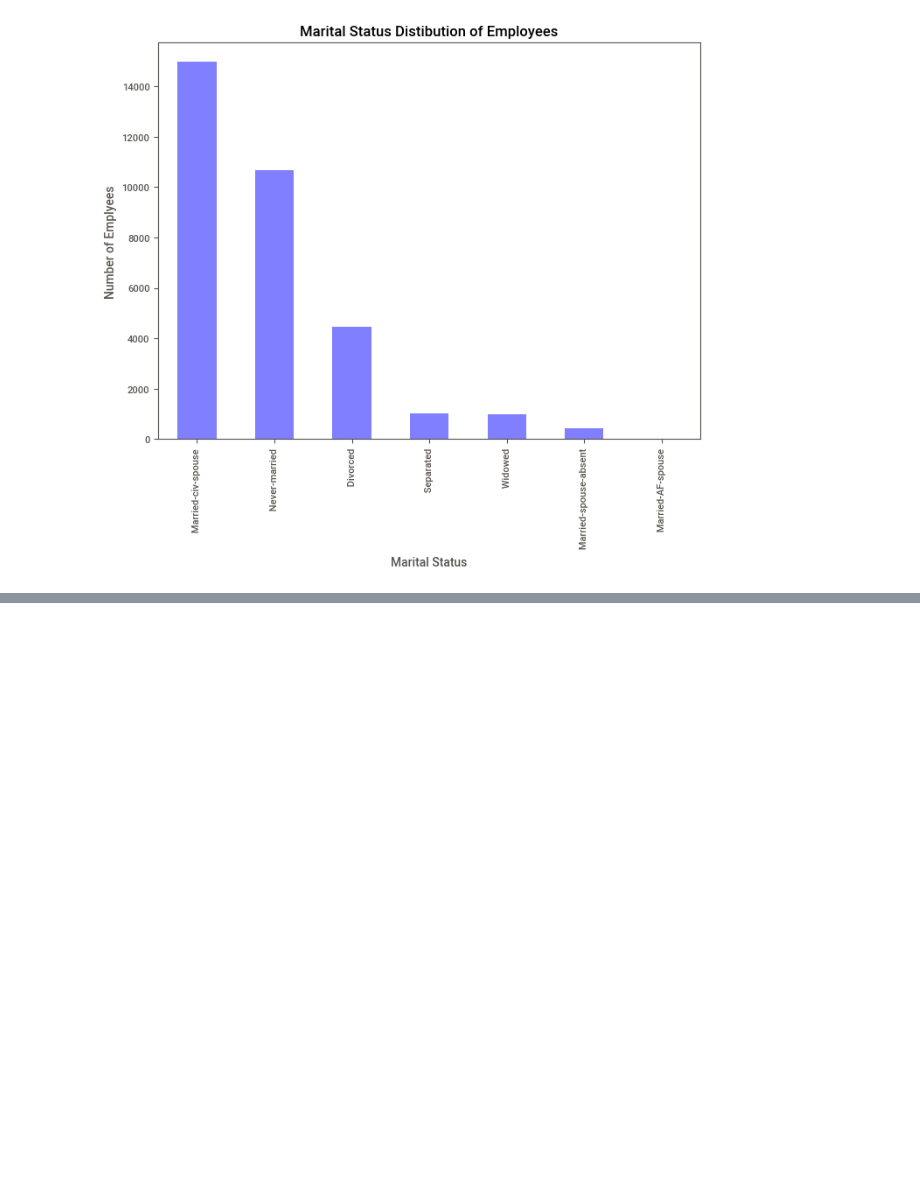
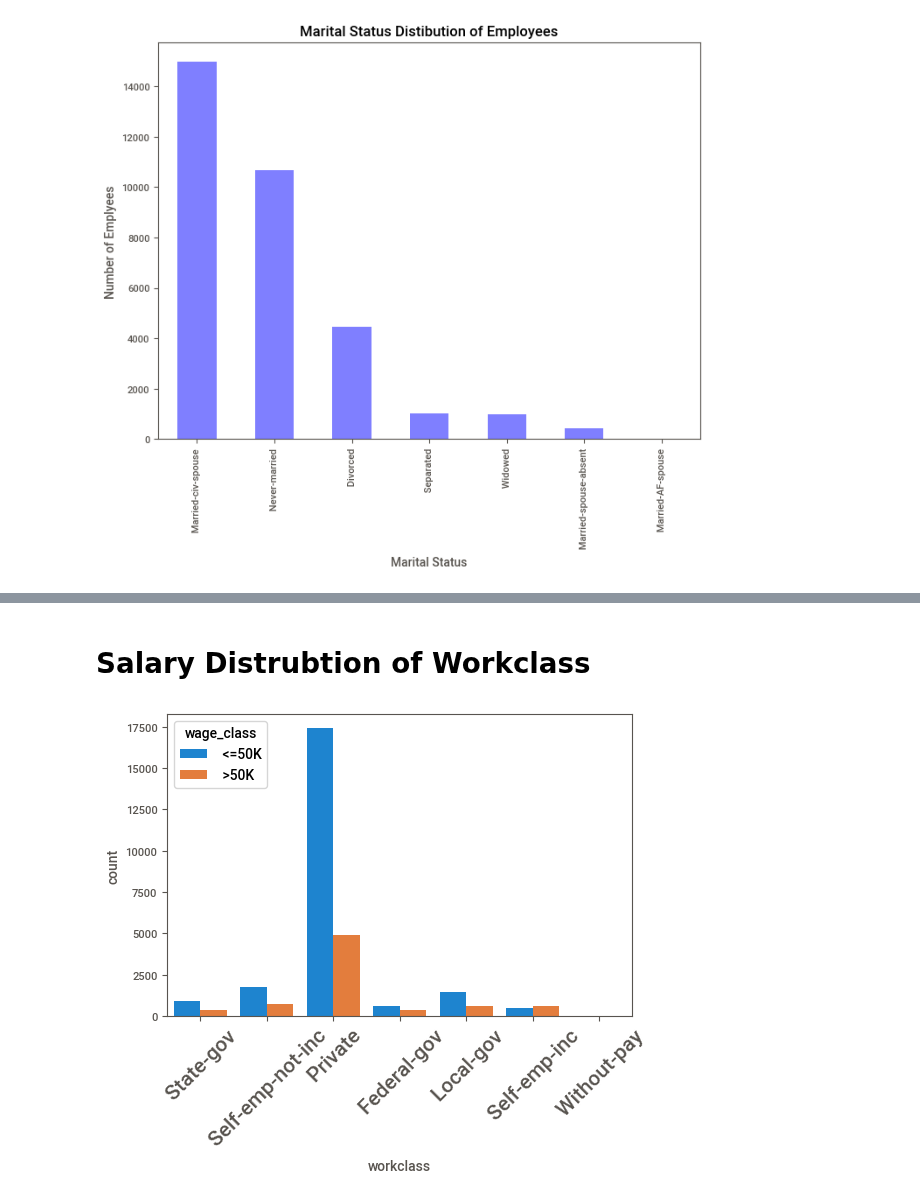
Before and after one commit to RancyChepchirchir/Assignments, a Jupyter notebook: 21.XGBoost_Assignment.ipynb, the cells around one changed output, grey strips where cells are left out. Saved outputs shown, nothing was run; the diff lists cells and outputs as text; code cells hidden in the pictures; blank space fills up the shorter version.

```diff
--- a/21.XGBoost_Assignment.ipynb
+++ b/21.XGBoost_Assignment.ipynb
@@ -221,0 +252,8 @@ py.iplot(fig)
+# %% [markdown]
+# Salary Distrubtion of Workclass
+# %%
+s = sns.countplot("workclass" , data= train_df , hue = 'wage_class')
+s.set_xticklabels(s.get_xticklabels(), rotation = 45 , fontsize = 15)
+plt.show()
+# %% [output]
+[figure, added]
```
Also changed, not shown: parts of 37 cells of this notebook, 4 other files.
